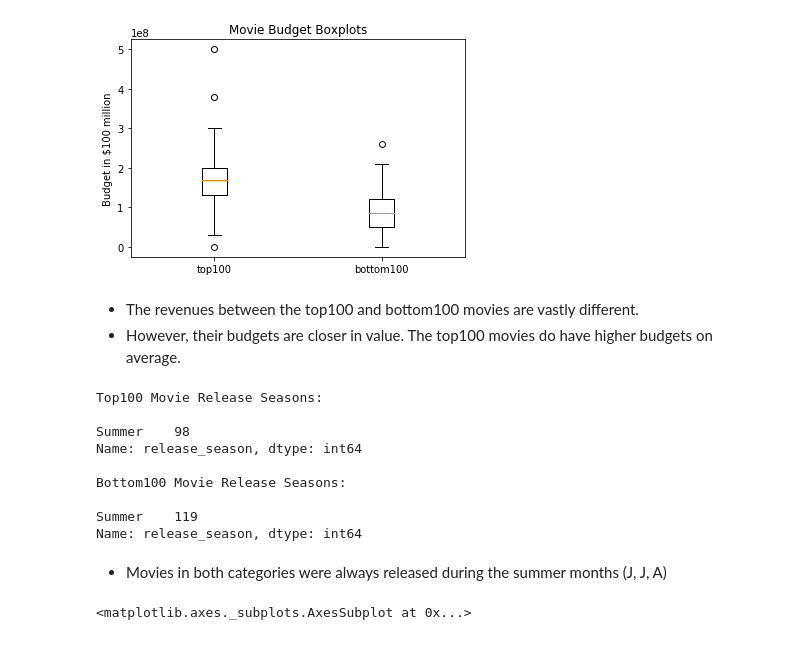
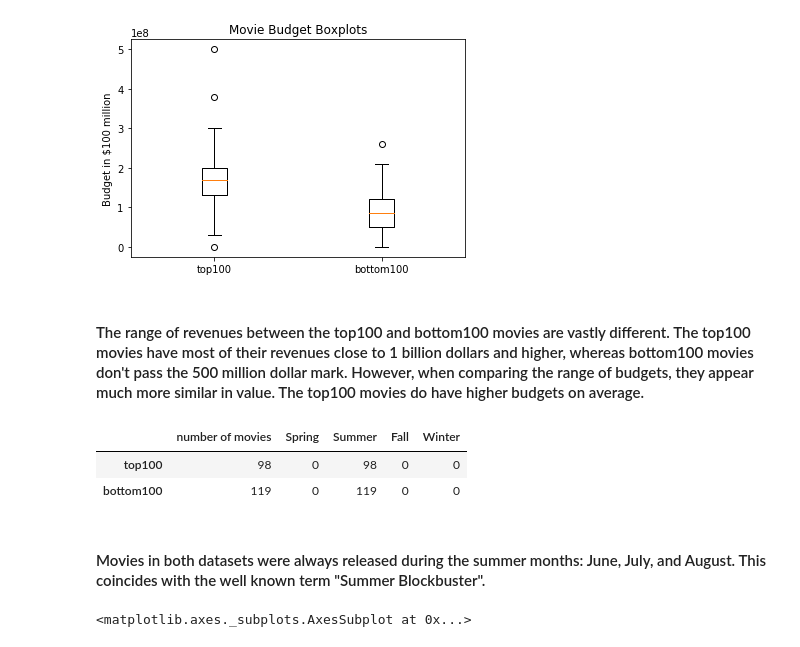
Before and after one commit to angadkalra/NYTimes-Movie-Critics, a Jupyter notebook: ProjectCode.ipynb, the cells around one changed output. Saved outputs shown, nothing was run; the diff lists cells and outputs as text; code cells hidden in the pictures.

```diff
--- a/ProjectCode.ipynb
+++ b/ProjectCode.ipynb
@@ -439,6 +438,10 @@ bottom100_df = pd.DataFrame.from_dict(df_dict)
 # Save data to file
 bottom100_df.to_csv(path_or_buf="bottom100_df.csv")
 # %%
+# Load DFs from files
+top100_df = pd.read_csv("top100_df.csv").drop('Unnamed: 0', axis=1)
+bottom100_df = pd.read_csv("bottom100_df.csv").drop('Unnamed: 0', axis=1)
+
 # Revenue boxplots
 top100_rev = top100_df["revenue"].values
 bot100_rev = bottom100_df["revenue"].values
@@ -460,29 +463,27 @@ plt.show()
 [figure]
 [figure]
 # %% [markdown]
-* The revenues between the top100 and bottom100 movies are vastly different.
-* However, their budgets are closer in value. The top100 movies do have higher budgets on average.
+#### The range of revenues between the top100 and bottom100 movies are vastly different. The top100 movies have most of their revenues close to 1 billion dollars and higher, whereas bottom100 movies don't pass the 500 million dollar mark. However, when comparing the range of budgets, they appear much more similar in value. The top100 movies do have higher budgets on average.
-# %%
-# Release Season Histogram
-top100_relseason_counts = top100_df["release_season"].value_counts()
-bott100_relseason_counts = bottom100_df["release_season"].value_counts()
-
-print("Top100 Movie Release Seasons:\n")
-print(top100_relseason_counts)
-print("\nBottom100 Movie Release Seasons:\n")
-print(bott100_relseason_counts)
-# %% [output]
-Top100 Movie Release Seasons:
-
-Summer    98
-Name: release_season, dtype: int64
-
-Bottom100 Movie Release Seasons:
-
-Summer    119
-Name: release_season, dtype: int64
+# %%
+# Release Season Table
+top100_relseason_counts = top100_df["release_season"].value_counts()
+bott100_relseason_counts = bottom100_df["release_season"].value_counts()
+
+relseason_dict = {"number of movies": [top100_df.shape[0], bottom100_df.shape[0]],
+                  "Spring": [sum(top100_df["release_season"] == "Spring"), sum(bottom100_df["release_season"] == "Spring")],
+                  "Summer": [sum(top100_df["release_season"] == "Summer"), sum(bottom100_df["release_season"] == "Summer")],
+                  "Fall": [sum(top100_df["release_season"] == "Fall"), sum(bottom100_df["release_season"] == "Fall")],
+                  "Winter": [sum(top100_df["release_season"] == "Winter"), sum(bottom100_df["release_season"] == "Winter")]
+                 }
+
+relseason_df = pd.DataFrame(data=relseason_dict, index=["top100", "bottom100"])
+relseason_df
+# %% [output]
+|  | number of movies | Spring | Summer | Fall | Winter |
+| top100 | 98 | 0 | 98 | 0 | 0 |
+| bottom100 | 119 | 0 | 119 | 0 | 0 |
 # %% [markdown]
-* Movies in both categories were always released during the summer months (J, J, A)
+#### Movies in both datasets were always released during the summer months: June,  July, and August. This coincides with the well known term "Summer Blockbuster".
 # %%
 # Genre Analysis
 top100_genres = top100_df.iloc[:,3:21]
```
Also changed, not shown: parts of 9 cells of this notebook.
